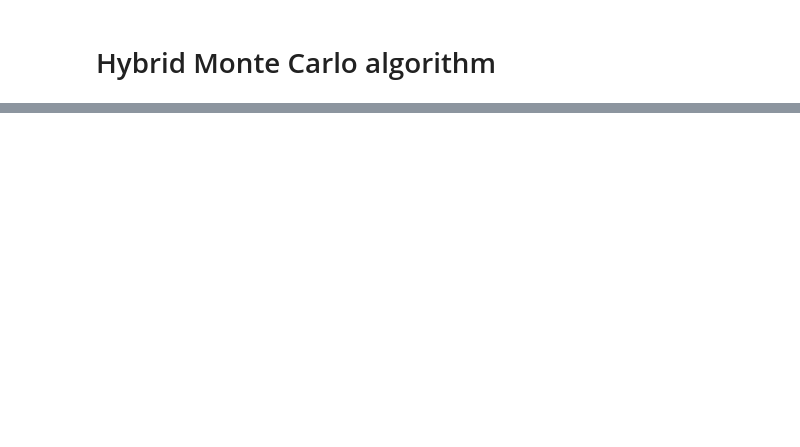
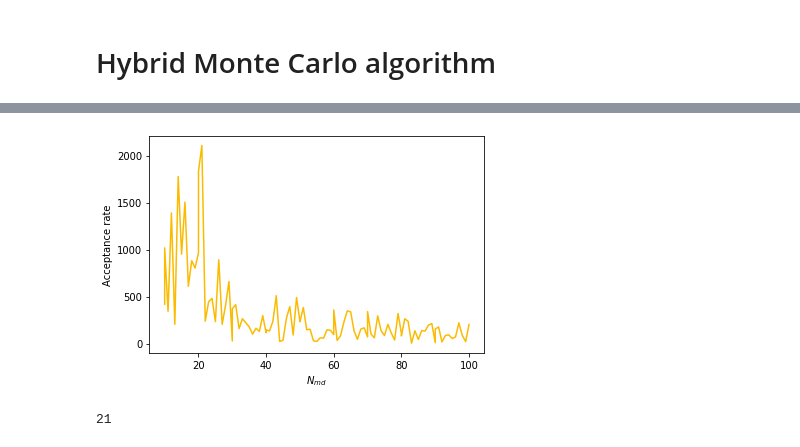
Before and after one commit to PugsGHub/compphyss, a Jupyter notebook: Sheet 3/Ising_HMC_sim.ipynb, the cells around one changed output, grey strips where cells are left out. Cells and saved outputs as stored; diff of their text form; code cells hidden in the pictures; blank space fills up the shorter version.

```diff
--- a/Sheet 3/Ising_HMC_sim.ipynb
+++ b/Sheet 3/Ising_HMC_sim.ipynb
@@ -116,22 +173 @@ initial_phi = 0.4
 initial_p = random.gauss(0,1)
-# %%
-def accept_reject(sweeps,p,phi,beta,J,h,N,N_md,freq=10):
-    phi_list = []
-    phi.append(phi)
-
-    init_ham = hammy()
-    new_vars = []
-    new_hammy = 0
-
-    for i in range(sweeps):
-        new_vars = leap()
-        new_hammy = hammy()
-
-        rand = np.random.random()
-        # fill in the metropolis critereon
-        if rand<min(1,np.exp(init_ham - new_hammy)) :
-            phi_list.append(new_vars[])
-        else:
-            phi_list.append(new_vars[])
-
-    return phi_list
@@ -177,0 +217,17 @@ plt.savefig('m_v_h.png')
+# %%
+acceptance_rate = []
+Nmd = np.linspace(10,100,100,dtype=int)
+for number in Nmd:
+    acceptance_rate.append((len(list(set(accept_reject(sweeps,initial_p,initial_phi,beta,0.5,h_fixed,site_N,number))))/number)*100)
+# %%
+plt.plot(Nmd, acceptance_rate, color ='#fbbb00')
+
+plt.xlabel('$N_{md}$')
+plt.ylabel('Acceptance rate')
+plt.savefig('Plots/acc.png',dpi=300, bbox_inches = "tight")
+# %% [output]
+[figure, added]
+# %%
+display(Nmd[np.argmax(acceptance_rate)])
+# %% [output]
+21
```
Also changed, not shown: parts of 23 cells of this notebook, 6 other files.
